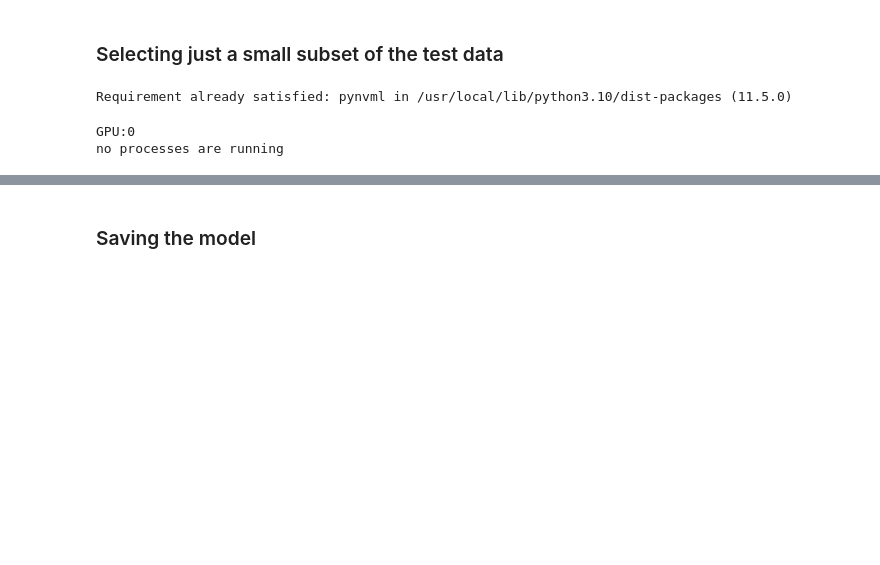
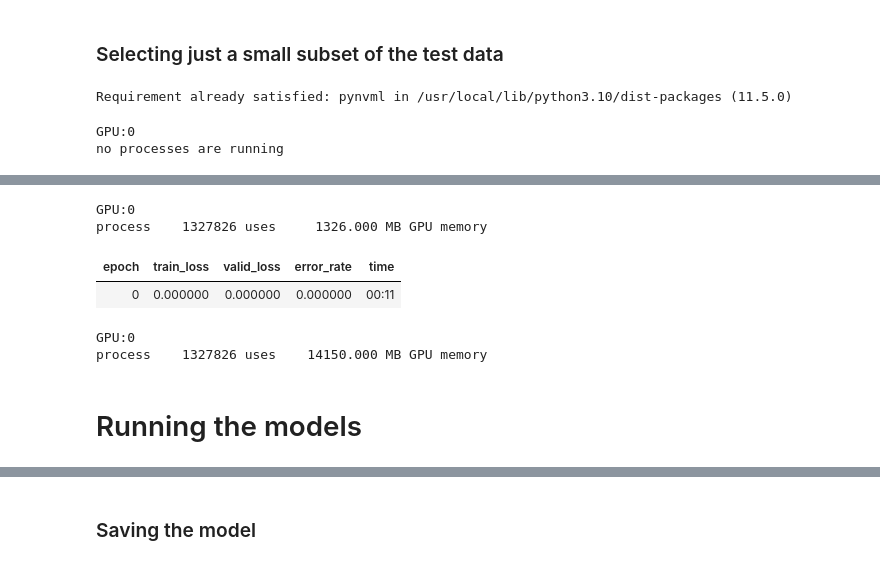
Before and after one commit to jalkestrup/fastai_course, a Jupyter notebook: 06_Paddy_vision/paddy_part3.ipynb, the cells around one changed output, grey strips where cells are left out. Saved outputs shown, nothing was run; the diff lists cells and outputs as text; code cells hidden in the pictures; blank space fills up the shorter version.

```diff
--- a/06_Paddy_vision/paddy_part3.ipynb
+++ b/06_Paddy_vision/paddy_part3.ipynb
@@ -212,0 +245,15 @@ process       4786 uses    11086.000 MB GPU memory
+# %%
+report_gpu()
+
+#Beit
+train_model('beitv2_large_patch16_224.in1k_ft_in22k_in1k', 224, epochs=1, accum=2, finetune=False)
+report_gpu()
+# %% [output]
+GPU:0
+process    1327826 uses     1326.000 MB GPU memory
+| epoch | train_loss | valid_loss | error_rate | time |
+| 0 | 0.000000 | 0.000000 | 0.000000 | 00:11 |
+GPU:0
+process    1327826 uses    14150.000 MB GPU memory
+# %% [markdown]
+# Running the models
```
Also changed, not shown: parts of 22 cells of this notebook.
